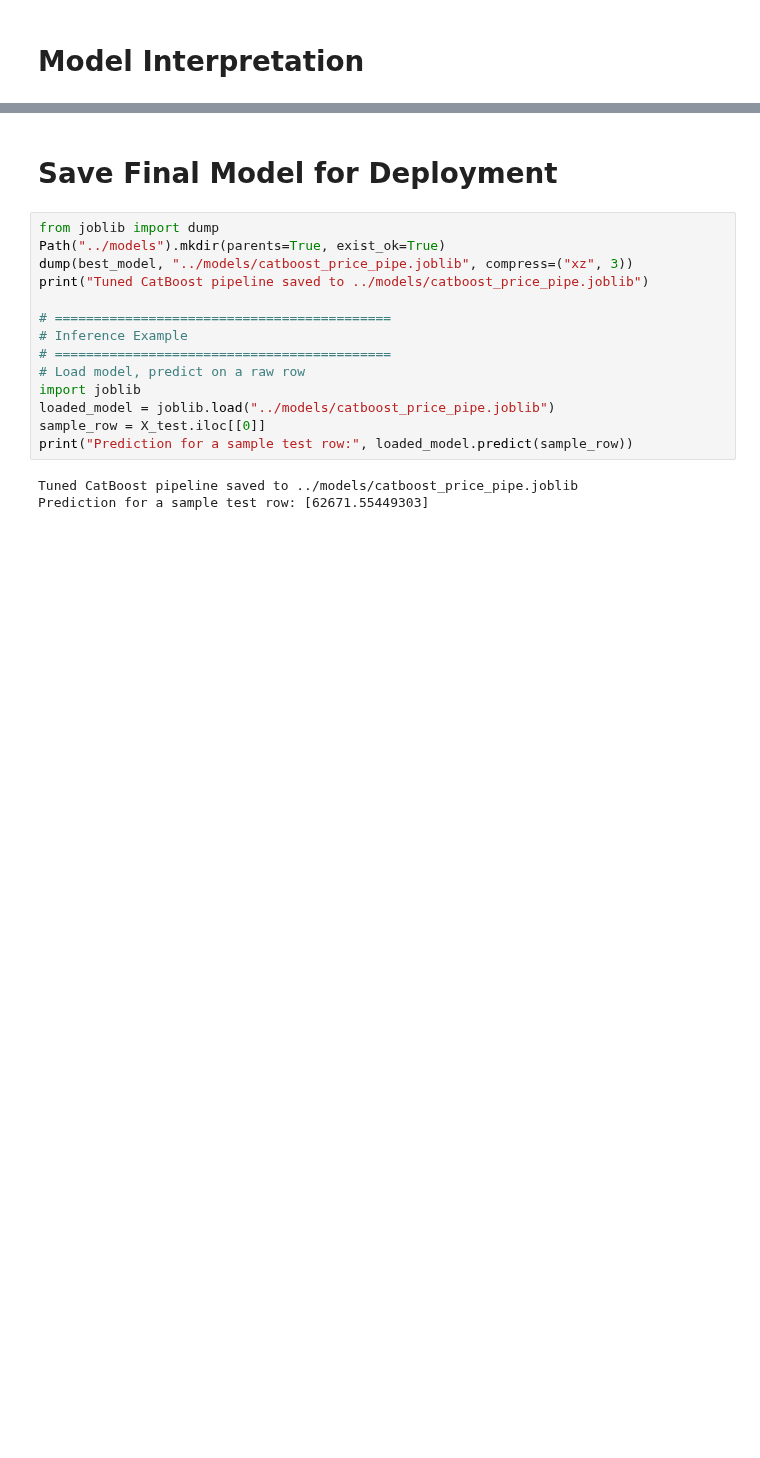
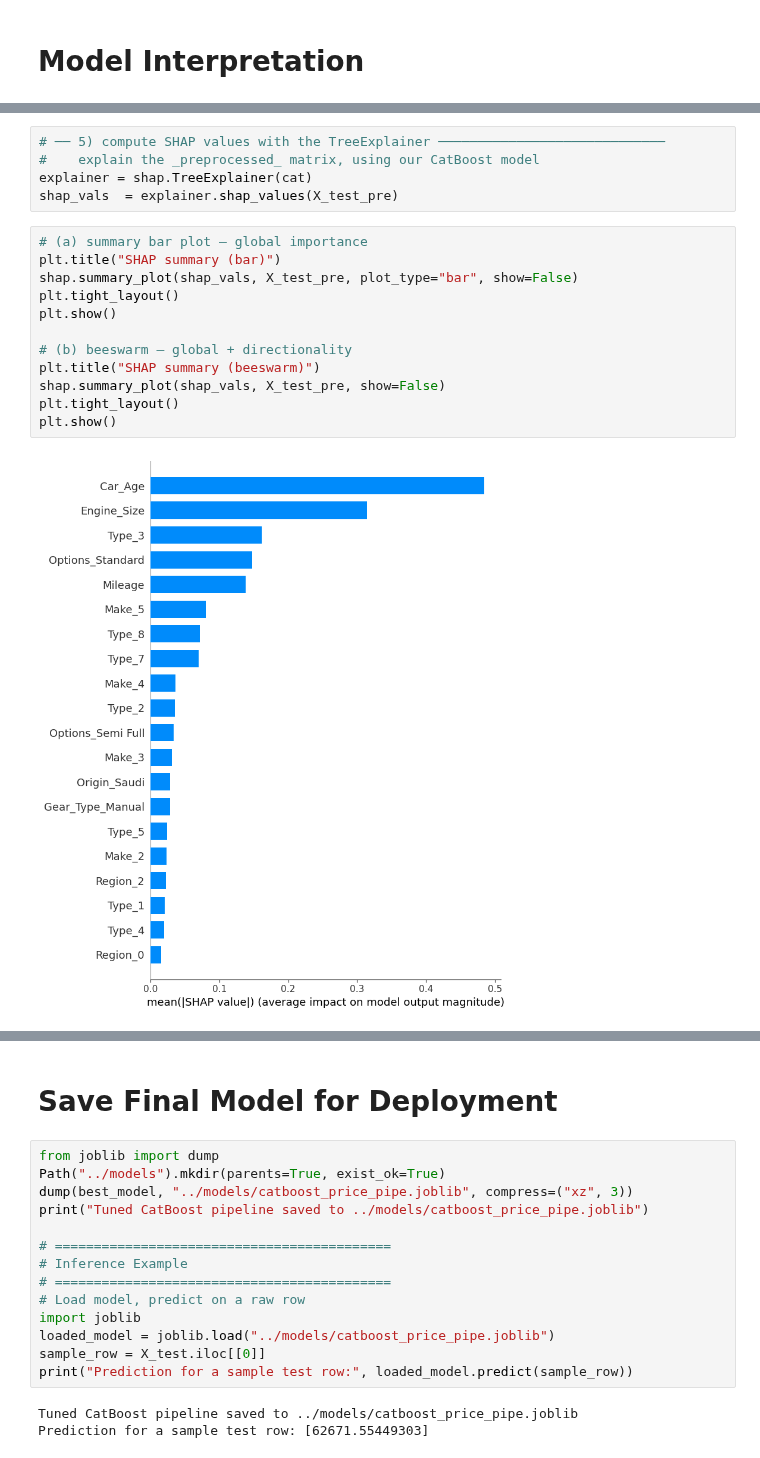
Before and after one commit to RioPramana21/Ctrl-Price-Taking-Control-of-Used-Car-Valuations-with-ML, a Jupyter notebook: code_files/5_modelling.ipynb, the cells around one changed output, grey strips where cells are left out. Drawn from its saved outputs; the diff is of its cells as text; blank space fills up the shorter version.

```diff
--- a/code_files/5_modelling.ipynb
+++ b/code_files/5_modelling.ipynb
@@ -375,0 +404,19 @@ shap.summary_plot(shap_vals[:, :-1], X_test_enc)
+# %%
+# ── 5) compute SHAP values with the TreeExplainer ─────────────────────────────
+#    explain the _preprocessed_ matrix, using our CatBoost model
+explainer = shap.TreeExplainer(cat)
+shap_vals  = explainer.shap_values(X_test_pre)
+# %%
+# (a) summary bar plot — global importance
+plt.title("SHAP summary (bar)")
+shap.summary_plot(shap_vals, X_test_pre, plot_type="bar", show=False)
+plt.tight_layout()
+plt.show()
+
+# (b) beeswarm — global + directionality
+plt.title("SHAP summary (beeswarm)")
+shap.summary_plot(shap_vals, X_test_pre, show=False)
+plt.tight_layout()
+plt.show()
+# %% [output]
+[figure, added]
```
Also changed, not shown: parts of 10 cells of this notebook.
